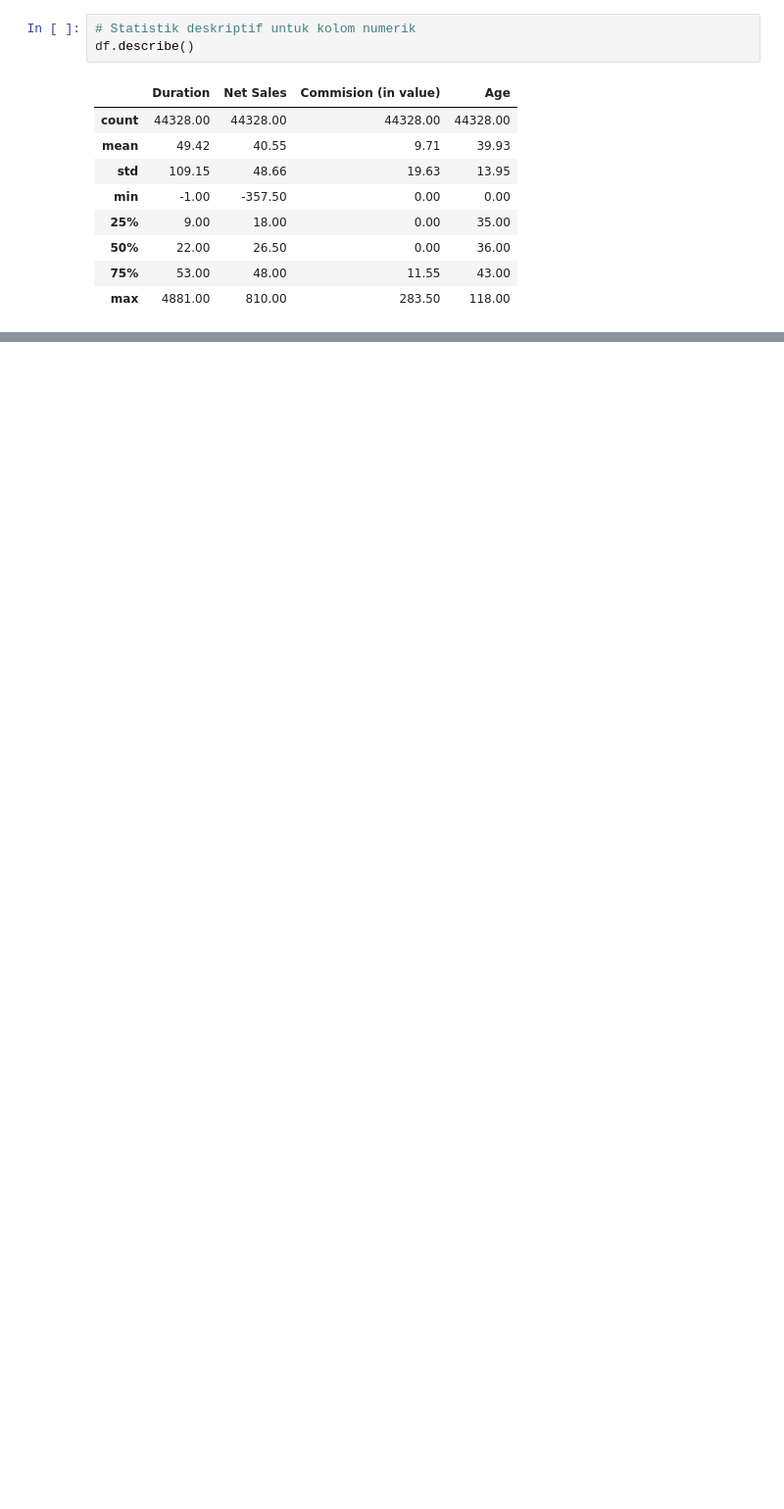
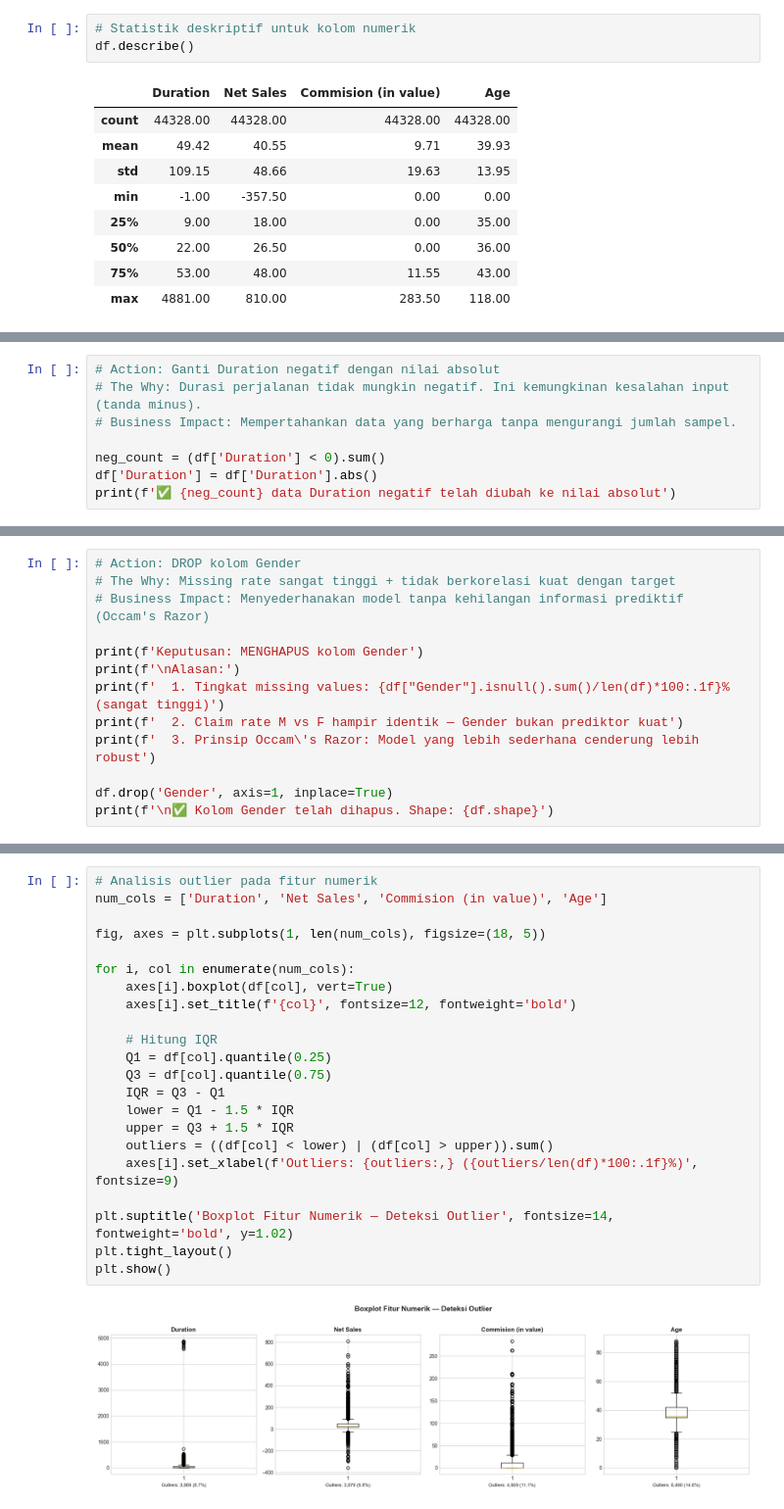
Before and after one commit to ravasrgh/travel-insurance-claim-prediction, a Jupyter notebook: TravelInsurance_CapstoneProject3.ipynb, the cells around one changed output, grey strips where cells are left out. Shown at 98% size. Drawn from its saved outputs; the diff is of its cells as text; blank space fills up the shorter version.

```diff
--- a/TravelInsurance_CapstoneProject3.ipynb
+++ b/TravelInsurance_CapstoneProject3.ipynb
@@ -1572,0 +485,8 @@ print(json.dumps(metadata, indent=2))
+# %%
+# Action: Ganti Duration negatif dengan nilai absolut
+# The Why: Durasi perjalanan tidak mungkin negatif. Ini kemungkinan kesalahan input (tanda minus).
+# Business Impact: Mempertahankan data yang berharga tanpa mengurangi jumlah sampel.
+
+neg_count = (df['Duration'] < 0).sum()
+df['Duration'] = df['Duration'].abs()
+print(f'✅ {neg_count} data Duration negatif telah diubah ke nilai absolut')
@@ -1572,0 +531,13 @@ print(json.dumps(metadata, indent=2))
+# %%
+# Action: DROP kolom Gender
+# The Why: Missing rate sangat tinggi + tidak berkorelasi kuat dengan target
+# Business Impact: Menyederhanakan model tanpa kehilangan informasi prediktif (Occam's Razor)
+
+print(f'Keputusan: MENGHAPUS kolom Gender')
+print(f'\nAlasan:')
+print(f'  1. Tingkat missing values: {df["Gender"].isnull().sum()/len(df)*100:.1f}% (sangat tinggi)')
+print(f'  2. Claim rate M vs F hampir identik — Gender bukan prediktor kuat')
+print(f'  3. Prinsip Occam\'s Razor: Model yang lebih sederhana cenderung lebih robust')
+
+df.drop('Gender', axis=1, inplace=True)
+print(f'\n✅ Kolom Gender telah dihapus. Shape: {df.shape}')
@@ -1572,0 +559,24 @@ print(json.dumps(metadata, indent=2))
+# %%
+# Analisis outlier pada fitur numerik
+num_cols = ['Duration', 'Net Sales', 'Commision (in value)', 'Age']
+
+fig, axes = plt.subplots(1, len(num_cols), figsize=(18, 5))
+
+for i, col in enumerate(num_cols):
+    axes[i].boxplot(df[col], vert=True)
+    axes[i].set_title(f'{col}', fontsize=12, fontweight='bold')
+
+    # Hitung IQR
+    Q1 = df[col].quantile(0.25)
+    Q3 = df[col].quantile(0.75)
+    IQR = Q3 - Q1
+    lower = Q1 - 1.5 * IQR
+    upper = Q3 + 1.5 * IQR
+    outliers = ((df[col] < lower) | (df[col] > upper)).sum()
+    axes[i].set_xlabel(f'Outliers: {outliers:,} ({outliers/len(df)*100:.1f}%)', fontsize=9)
+
+plt.suptitle('Boxplot Fitur Numerik — Deteksi Outlier', fontsize=14, fontweight='bold', y=1.02)
+plt.tight_layout()
+plt.show()
+# %% [output]
+[figure, added]
```
Also changed, not shown: parts of 217 cells of this notebook, 2 other files.
